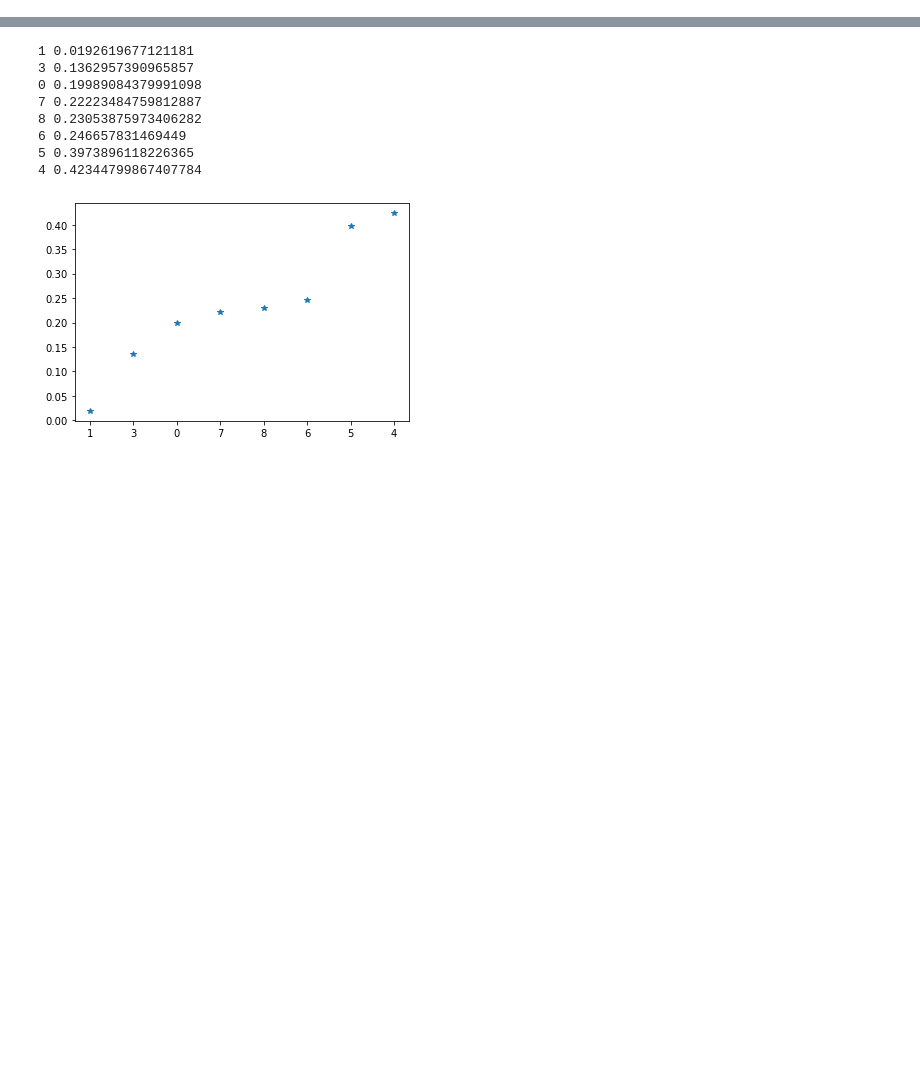
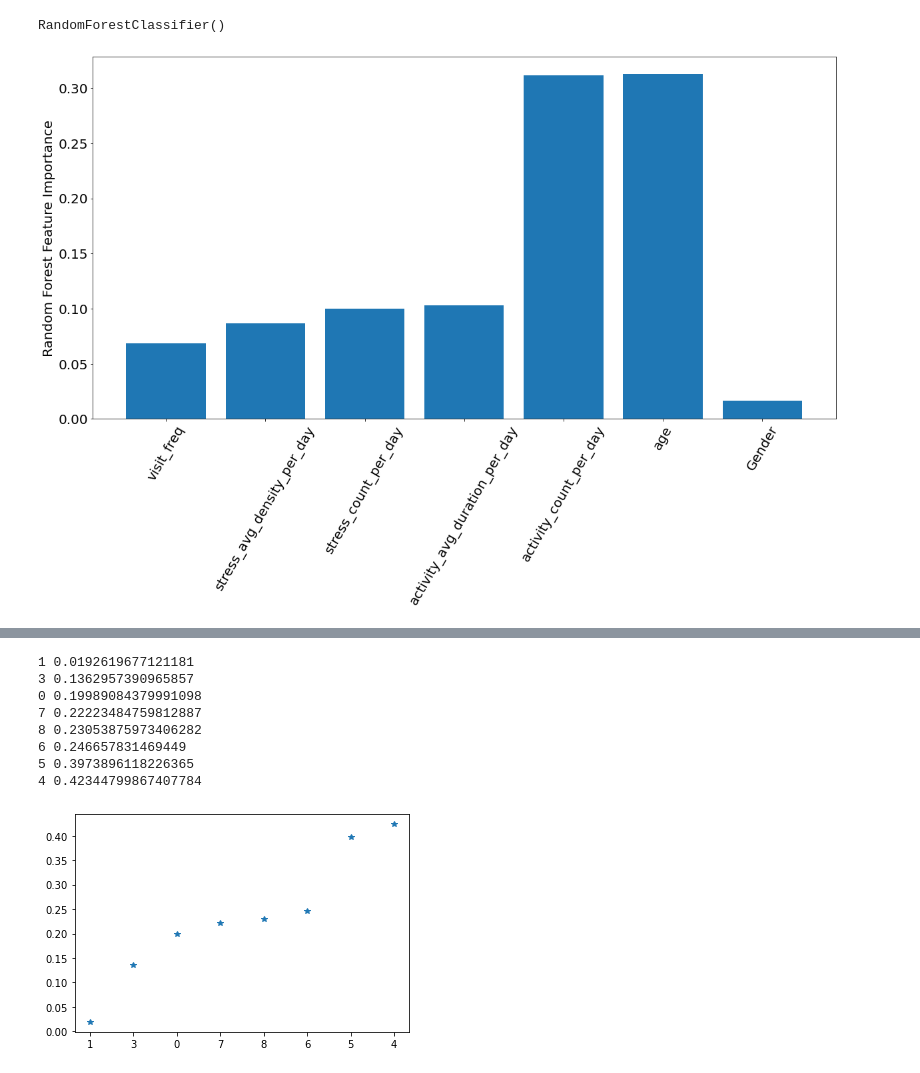
Before and after one commit to aungkonazim/mrisk, a Jupyter notebook: preprocess_event_encoded_data.ipynb, the cells around one changed output, grey strips where cells are left out. Saved outputs shown, nothing was run; the diff lists cells and outputs as text; code cells hidden in the pictures; blank space fills up the shorter version.

Commit message:
got parameter distribution

```diff
--- a/preprocess_event_encoded_data.ipynb
+++ b/preprocess_event_encoded_data.ipynb
@@ -336,0 +381,16 @@ df_seq.head()
+# %%
+clf = RandomForestClassifier()
+# %%
+clf.fit(xxx,y)
+# %% [output]
+RandomForestClassifier()
+# %%
+# from catboost import CatBoostClassifier
+plt.rcParams.update({'font.size':20})
+plt.figure(figsize=(20,10))
+plt.bar(f_names,clf.feature_importances_)
+plt.xticks(rotation=60)
+plt.ylabel('Random Forest Feature Importance')
+plt.show()
+# %% [output]
+[figure, added]
```
Also changed, not shown: parts of 14 cells of this notebook, 10 other files.
